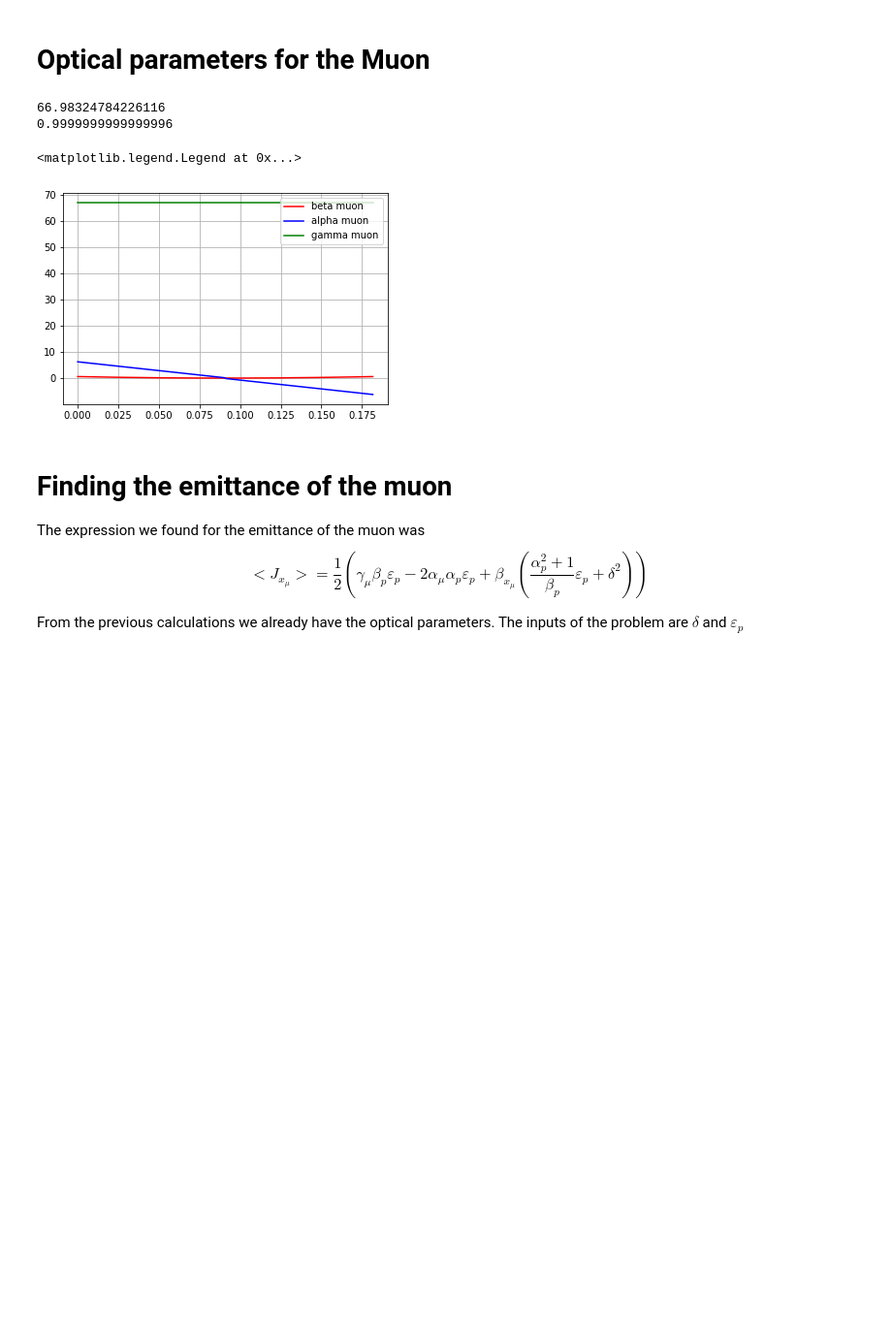
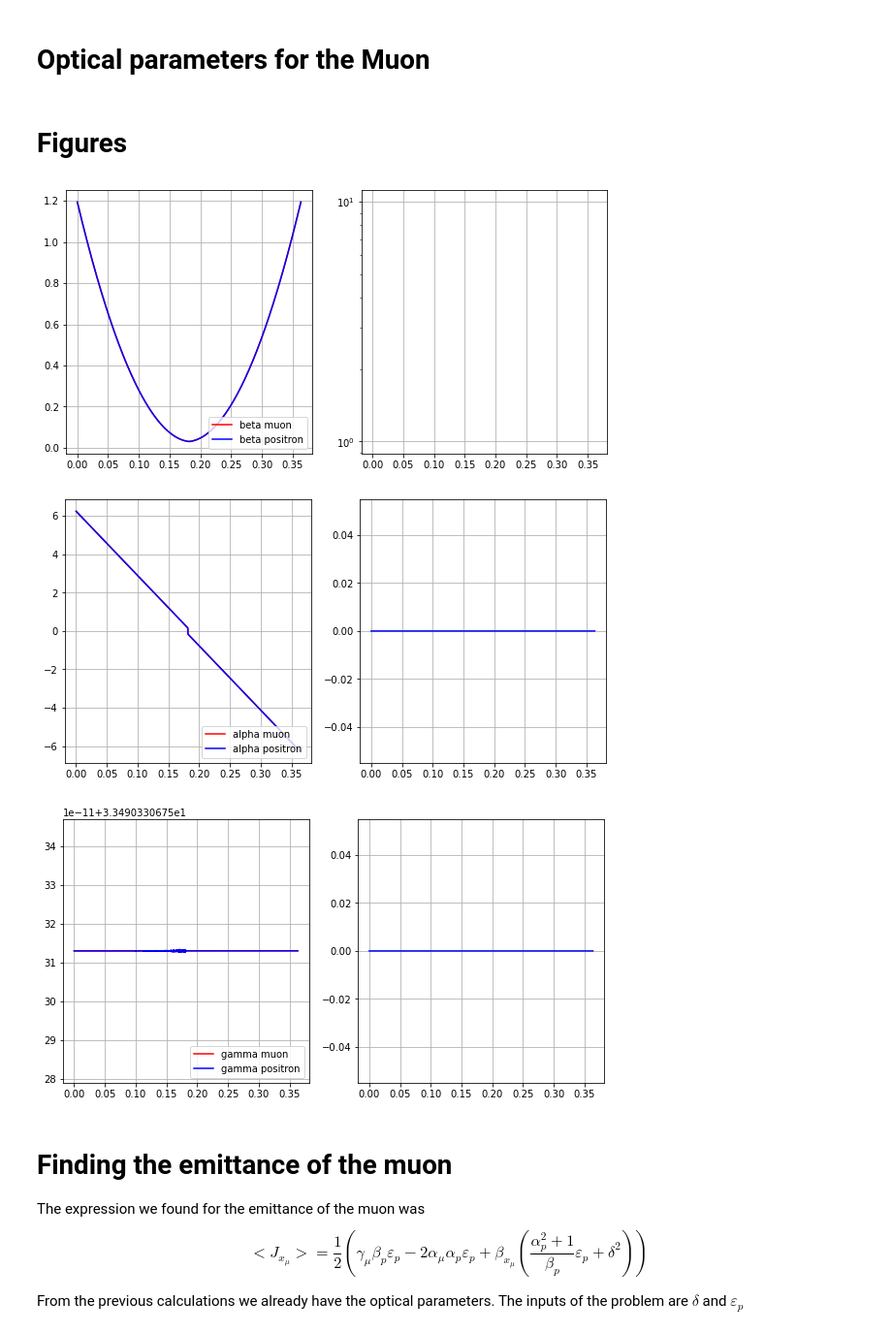
Before and after one commit to BastienGolomer/Feasibility-studies-for-a-Muon-source, a Jupyter notebook: First_attempt.ipynb, the cells around one changed output. Shown: that part at 97% size. Drawn from its saved outputs; the diff is of its cells as text; code cells hidden in the pictures; blank space fills up the shorter version.

```diff
--- a/First_attempt.ipynb
+++ b/First_attempt.ipynb
@@ -245,4 +217,12 @@ tr= Rx1 + Rx4
 # %%
+# Building the transfer matrix of the FODO cell
+Rx1 = 1 - L/f*(1+L/f); Rx2 = L/f*(2*f+L); Rx3 = -L/(f**2); Rx4 = 1+L/f;
+Ry1 = 1 + L/f*(1-L/f); Ry2 = L/f*(2*f-L); Ry3 = -L/f**2; Ry4 = 1-L/f;
+Rx = np.matrix([[Rx1, Rx2], [Rx3, Rx4]]);
+Ry = np.matrix([[Ry1, Ry2], [Ry3, Ry4]]);
+
+tr= Rx1 + Rx4
+
 # the coefficients at the focusing quadrupole
 mu_x = m.acos(tr/2) ;
 alpha_x0 = (Rx1 - Rx4)/(2*np.sin(mu_x));
@@ -264,7 +244,7 @@ print(test) # almost 1 , OK
 
 
 # we are going to devide the drift spaces
-s = np.linspace(0,L,100);
+s = np.linspace(0,L,1000);
 
 # drift after focusing
 a = L**2/(4*beta_x0);
@@ -276,7 +256,7 @@ c_2 = beta_x0;
 
 beta_FD =  [(c_1**2 + 4)*x**2/(4*c_2) + c_1*x + c_2 for x in s] ;#beta in the drift following the focusing quadrupole
 alpha_FD =  [ -1/2*((c_1**2 + 4)*x/(2*c_2) + c_1) for x in s];
-gamma_FD = [(1 + alpha_FD[i]**2)/beta_FD[i] for i in range(100)];
+gamma_FD = [(1 + alpha_FD[i]**2)/beta_FD[i] for i in range(1000)];
 
 # drift after focusing
 a = L**2/(4*beta_y0);
@@ -288,7 +268,7 @@ c_2 = beta_y0;
 
 beta_DD =  [(c_1**2 + 4)*x**2/(4*c_2) + c_1*x + c_2 for x in s] ;#beta in the drift following the defocusing quadrupole
 alpha_DD =  [ -1/2*((c_1**2 + 4)*x/(2*c_2) + c_1) for x in s];
-gamma_DD = [(1 + alpha_DD[i]**2)/beta_DD[i] for i in range(100)];
+gamma_DD = [(1 + alpha_DD[i]**2)/beta_DD[i] for i in range(1000)];
 #Figures
 beta_mu = beta_FD + beta_DD;
 alpha_mu = alpha_FD + alpha_DD;
@@ -296,20 +276,50 @@ gamma_mu = gamma_FD + gamma_DD;
 beta_mu = np.array(beta_mu)
 alpha_mu = np.array(alpha_mu)
 gamma_mu = np.array(gamma_mu)
-
-
-# figures
-Fig = plt.figure()
-plt.plot(np.linspace(0,2*L ,200),beta_mu,'r',label = 'beta')
-plt.plot(np.linspace(0,2*L ,200),alpha_mu,'b',label = 'alpha')
-plt.plot(np.linspace(0,2*L,200),gamma_mu,'g',label = 'gamma')
-plt.grid(True)
-plt.legend(['beta muon', 'alpha muon', 'gamma muon'], loc=1)
-# %% [output]
-66.98324784226116
-0.9999999999999996
-<matplotlib.legend.Legend at 0x...>
-[figure, removed]
+# %% [markdown]
+# Figures
+# %%
+# plot of beta functions
+plt.figure()
+plt.subplot(121)
+plt.plot(np.linspace(0,2*L ,2000),beta_mu,'r',label = 'beta_mu')
+plt.plot(np.linspace(0,2*L ,2000),beta_e,'b',label = 'beta_e')
+plt.legend(['beta muon', 'beta positron'], loc=4)
+plt.grid(True)
+
+plt.subplot(122)
+plt.plot(np.linspace(0,2*L ,2000),beta_mu - beta_e,'b',label = 'difference')
+plt.yscale('log')
+plt.grid(True)
+
+
+# plot of alpha functions
+plt.figure()
+plt.subplot(121)
+plt.plot(np.linspace(0,2*L ,2000),alpha_mu,'r',label = 'alpha_mu')
+plt.plot(np.linspace(0,2*L ,2000),alpha_e,'b',label = 'alpha_e')
+plt.legend(['alpha muon', 'alpha positron'], loc=4)
+plt.grid(True)
+
+plt.subplot(122)
+plt.plot(np.linspace(0,2*L ,2000),alpha_mu - alpha_e,'b',label = 'difference')
+plt.grid(True)
+
+# plot of beta functions
+plt.figure()
+plt.subplot(121)
+plt.plot(np.linspace(0,2*L ,2000),gamma_mu,'r',label = 'gamma_mu')
+plt.plot(np.linspace(0,2*L ,2000),gamma_e,'b',label = 'gamma_e')
+plt.legend(['gamma muon', 'gamma positron'], loc=4)
+plt.grid(True)
+
+plt.subplot(122)
+plt.plot(np.linspace(0,2*L ,2000),gamma_mu - gamma_e,'b',label = 'difference')
+plt.grid(True)
+# %% [output]
+[figure, added]
+[figure, added]
+[figure, added]
 # %% [markdown]
 # Finding the emittance of the muon
 
```
Also changed, not shown: parts of 11 cells of this notebook.
